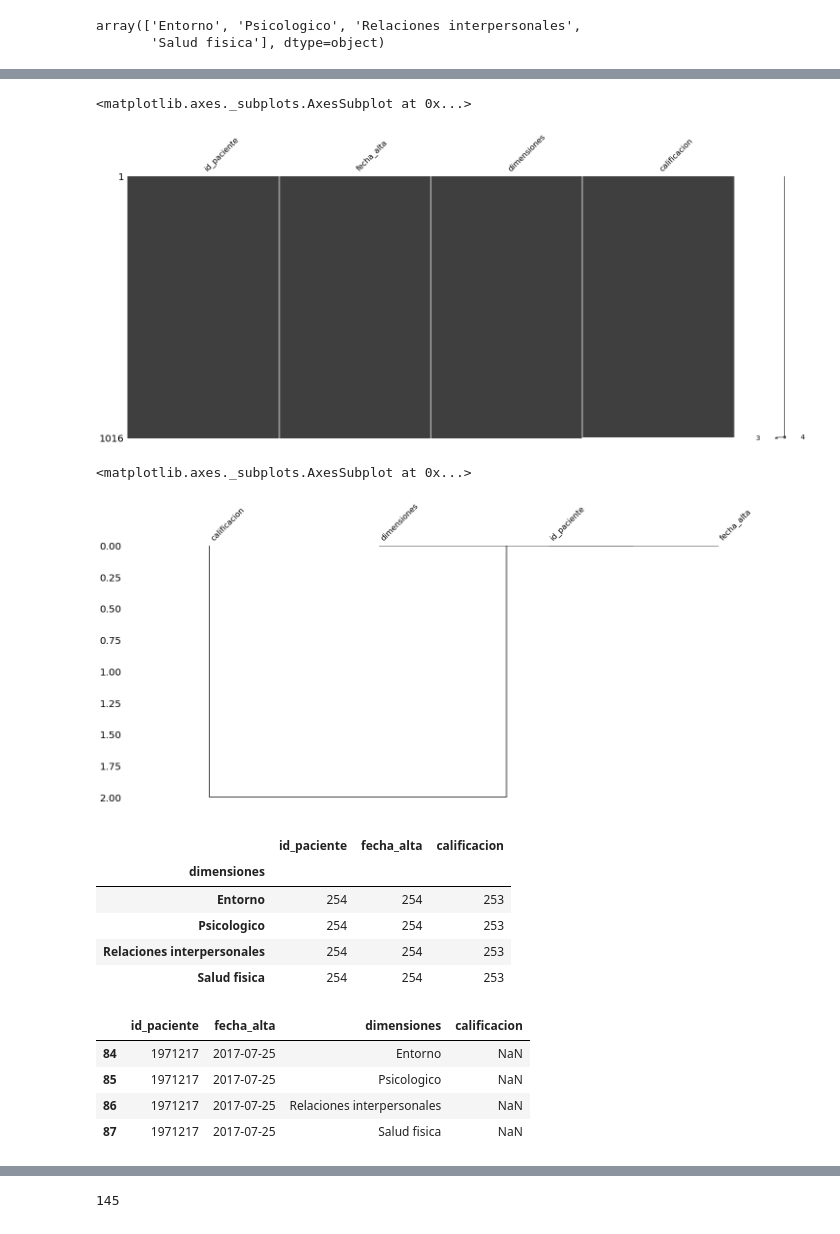
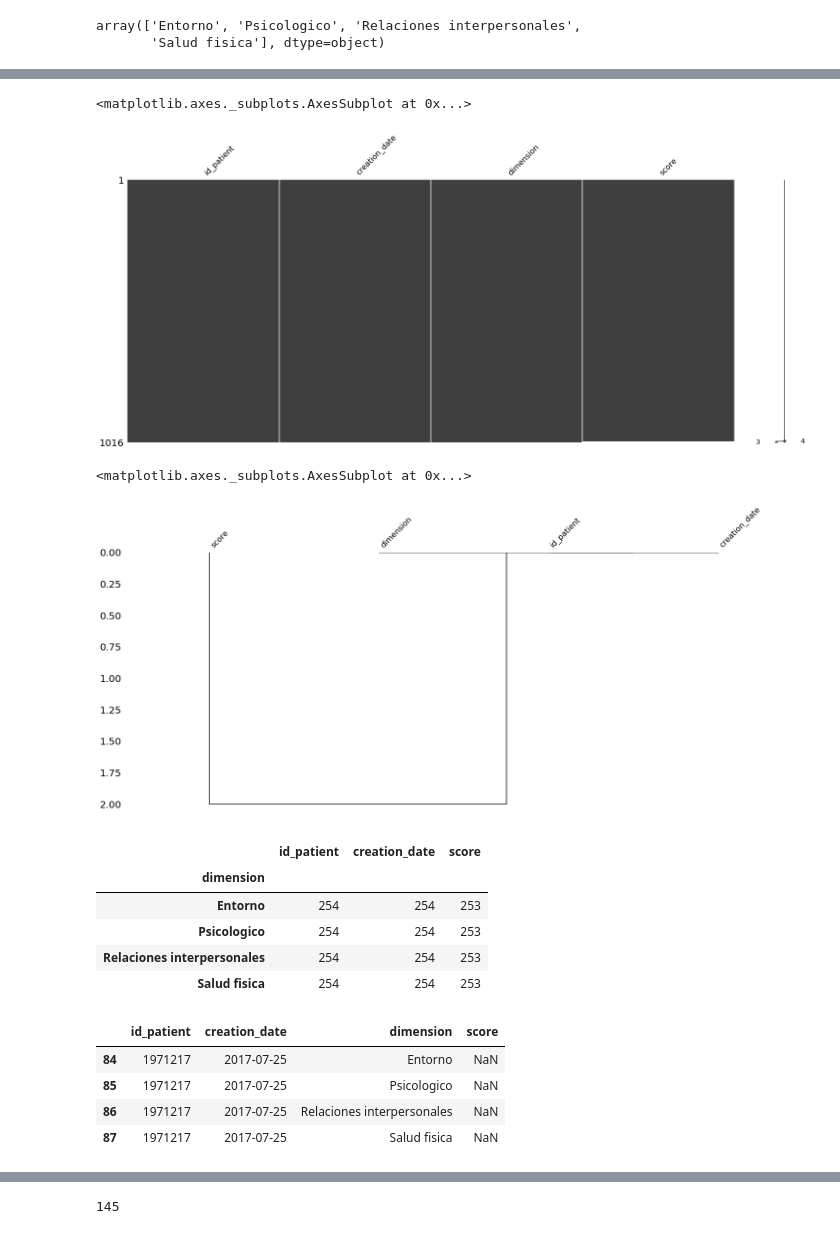
Before and after one commit to DS4A-T22/exploratory_data_analysis, a Jupyter notebook: EDA-Well-Being Index.ipynb, the cells around one changed output, grey strips where cells are left out. Cells and saved outputs as stored; diff of their text form; code cells hidden in the pictures.

```diff
--- a/EDA-Well-Being Index.ipynb
+++ b/EDA-Well-Being Index.ipynb
@@ -45,9 +45,10 @@ life_quality.head()
 # %%
 life_quality.columns = [col.lower() for col in life_quality.columns]
 life_quality.rename(columns={
-    'identificacion': 'id_paciente',
-    'fe_alta': 'fecha_alta',
-    '0_100': 'calificacion'
+    'identificacion': 'id_patient',
+    'fe_alta': 'creation_date',
+    'dimensiones': 'dimension',
+    '0_100': 'score'
 }, inplace=True)
 life_quality.head()
 # %% [output]
@@ -63,7 +64,7 @@ life_quality['dimensiones'].unique()
 array(['Entorno', 'Psicologico', 'Relaciones interpersonales',
        'Salud fisica'], dtype=object)
 # %%
-life_quality['dimensiones'] = life_quality['dimensiones'].astype('category')
+life_quality['dimension'] = life_quality['dimension'].astype('category')
 # %%
 life_quality.info()
 # %% [output]
@@ -99,25 +100,25 @@ life_quality.drop_duplicates(inplace=True)
 msno.matrix(msno.nullity_sort(life_quality, sort='descending'))
 # %% [output]
 <matplotlib.axes._subplots.AxesSubplot at 0x...>
-[figure, old version]
+[figure, new version]
 # %%
 msno.dendrogram(life_quality)
 # %% [output]
 <matplotlib.axes._subplots.AxesSubplot at 0x...>
-[figure, old version]
+[figure, new version]
 # %%
-life_quality.groupby('dimensiones').count()
+life_quality.groupby('dimension').count()
 # %% [output]
-|  | id_paciente | fecha_alta | calificacion |
-| dimensiones |  |  |  |
+|  | id_patient | creation_date | score |
+| dimension |  |  |  |
 | Entorno | 254 | 254 | 253 |
 | Psicologico | 254 | 254 | 253 |
 | Relaciones interpersonales | 254 | 254 | 253 |
 | Salud fisica | 254 | 254 | 253 |
 # %%
-life_quality[life_quality['calificacion'].isna()]
+life_quality[life_quality['score'].isna()]
 # %% [output]
-|  | id_paciente | fecha_alta | dimensiones | calificacion |
+|  | id_patient | creation_date | dimension | score |
 | 84 | 1971217 | 2017-07-25 | Entorno | NaN |
 | 85 | 1971217 | 2017-07-25 | Psicologico | NaN |
 | 86 | 1971217 | 2017-07-25 | Relaciones interpersonales | NaN |
```
Also changed, not shown: parts of 10 cells of this notebook, 6 other files.
